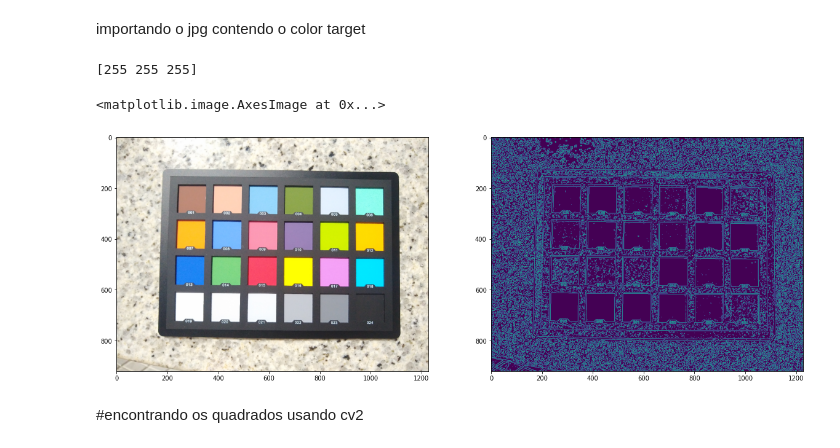
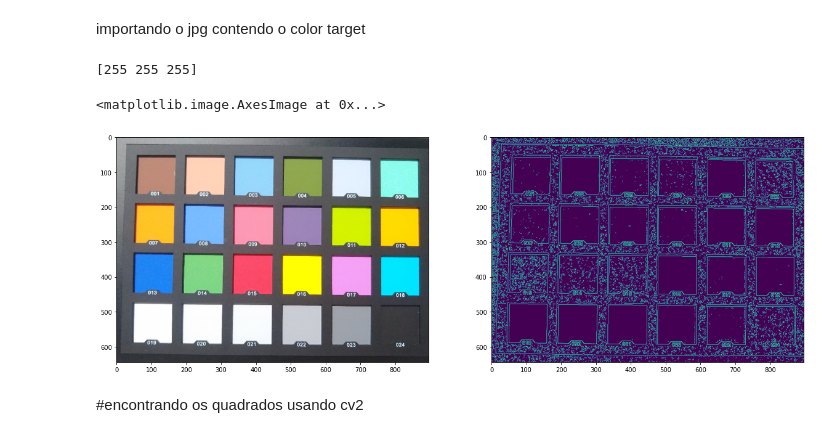
Before and after one commit to tmpereira/RGB_spectroscopy, a Jupyter notebook: 29-03-21_calibraçao_PLS_R .ipynb, the cells around one changed output. Saved outputs shown, nothing was run; the diff lists cells and outputs as text; code cells hidden in the pictures.

```diff
--- a/29-03-21_calibraçao_PLS_R .ipynb
+++ b/29-03-21_calibraçao_PLS_R .ipynb
@@ -34,32 +34,33 @@ importando o jpg contendo o color target
 # %%
 arq = '/content/RGB_spectroscopy/sol.jpg'
 img = si.imread(arq)
+img = img[450:2600:,610:3600:,::]
 imgf = img
 
 # pegando os valores maximos de RGB para normalização depois
 maxx = img.reshape(-1,3).max(0)
 print(maxx)
 # reduzindo a imagem para facilitar o recorte dos quadrinhos
 f = 0.3
 dim = (int(f*img.shape[1]),int(f*img.shape[0]))
 img=cv2.resize(img,dim)
 
 # pré processamento para encontrar a borda dos quadrados
 gray = cv2.cvtColor(img, cv2.COLOR_BGR2GRAY)
 Blur=cv2.GaussianBlur(gray,(9,9),1) #apply blur to roi
 Canny=cv2.Canny(Blur,10,10) #apply canny to roi
 
 # vizualizaçao da imagem  inicial e após pré processamento
 plt.figure(figsize=(20,15))
 plt.subplot(121)
 plt.imshow(img)
 
 plt.subplot(122)
 plt.imshow(Canny)
 # %% [output]
 [255 255 255]
 <matplotlib.image.AxesImage at 0x...>
-[figure, old version]
+[figure, new version]
 # %% [markdown]
 #encontrando os quadrados usando cv2
 # %%
```
Also changed, not shown: parts of 1 cell of this notebook.
